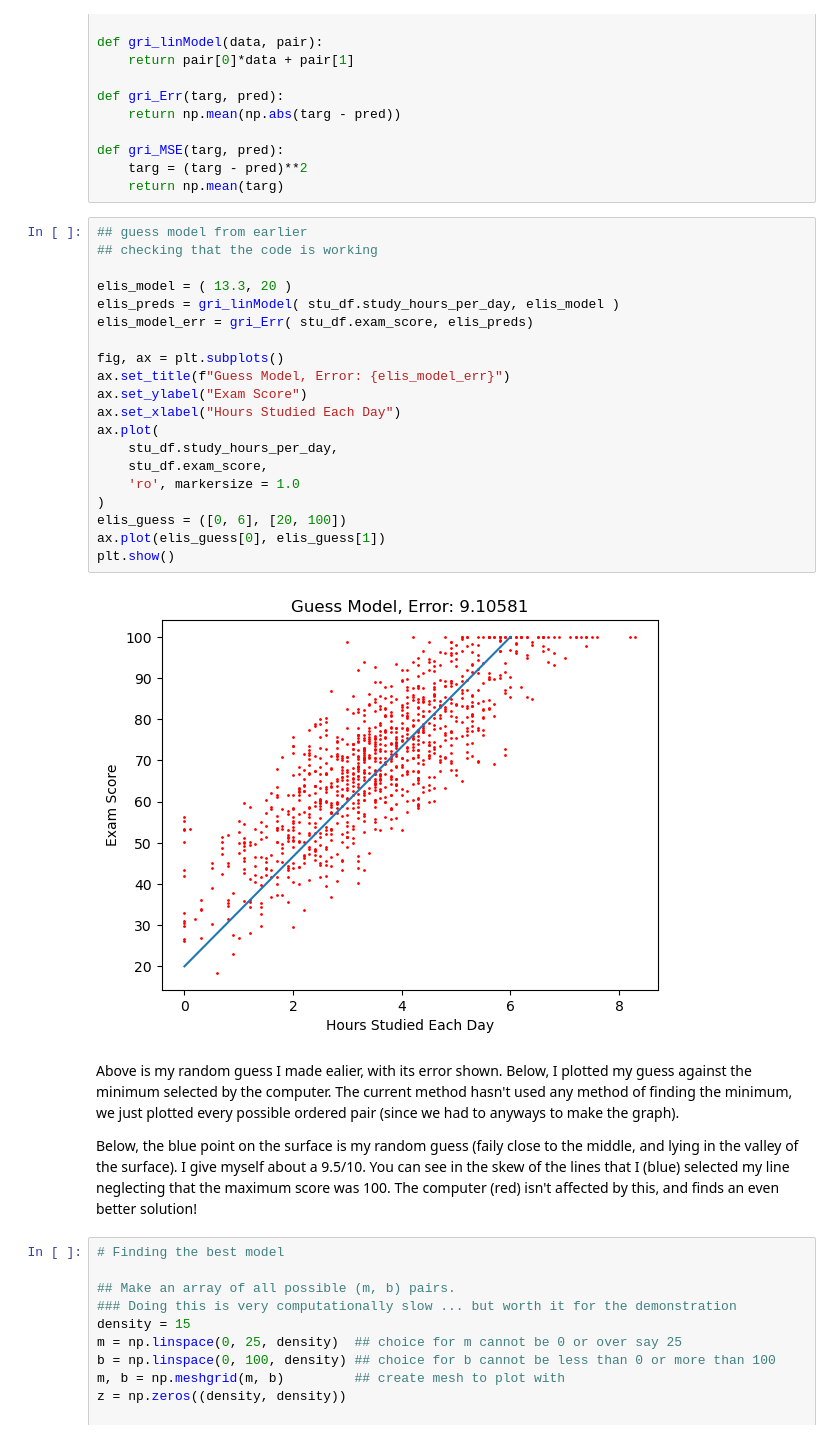
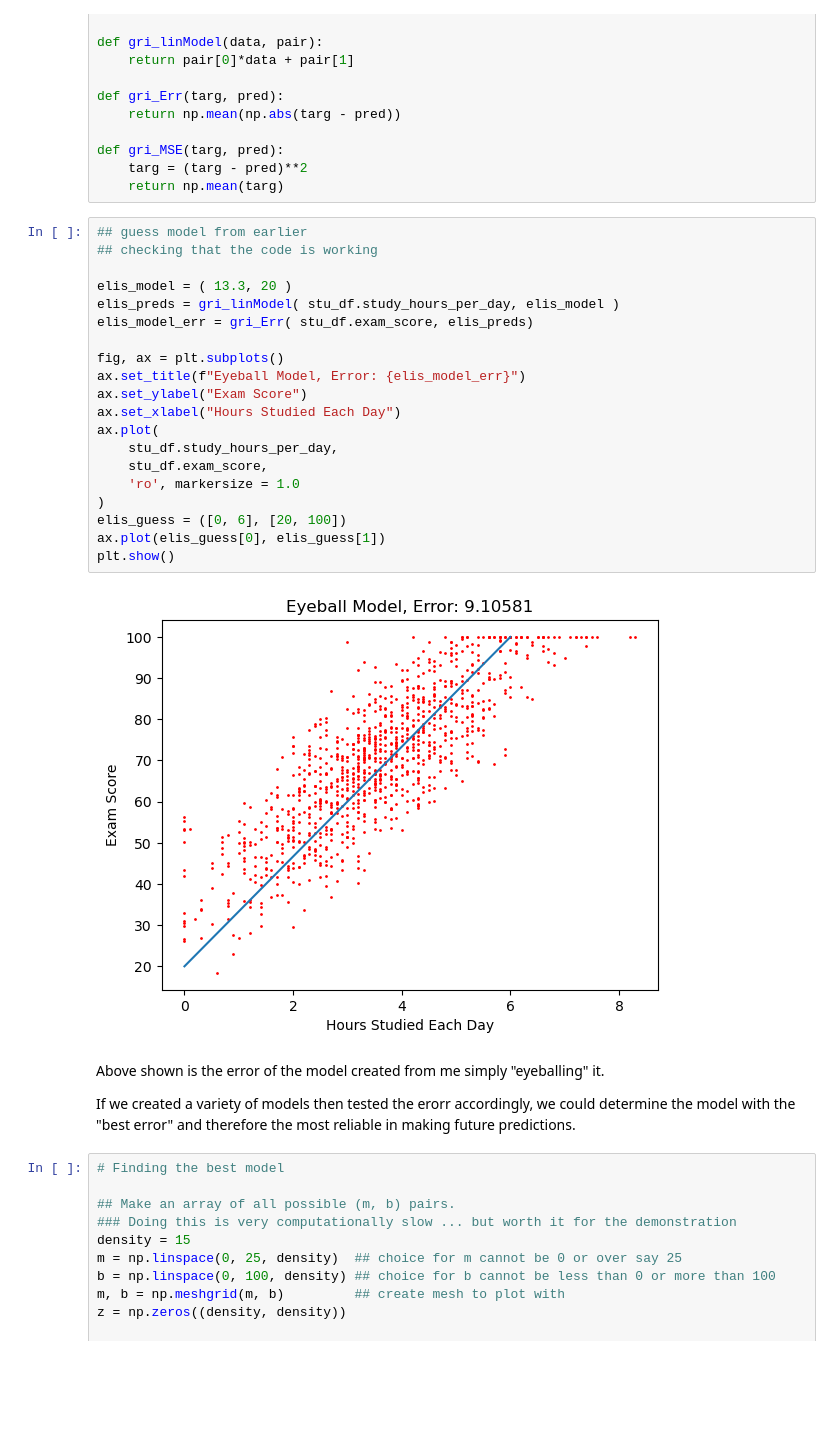
Before and after one commit to Gri314/Linear-Regression-Demo, a Jupyter notebook: custom_linear_model.ipynb, the cells around one changed output. Drawn from its saved outputs; the diff is of its cells as text; blank space fills up the shorter version.

```diff
--- a/custom_linear_model.ipynb
+++ b/custom_linear_model.ipynb
@@ -78,29 +95,29 @@ def gri_MSE(targ, pred):
 # %%
 ## guess model from earlier
 ## checking that the code is working
 
 elis_model = ( 13.3, 20 )
 elis_preds = gri_linModel( stu_df.study_hours_per_day, elis_model )
 elis_model_err = gri_Err( stu_df.exam_score, elis_preds)
 
 fig, ax = plt.subplots()
-ax.set_title(f"Guess Model, Error: {elis_model_err}")
+ax.set_title(f"Eyeball Model, Error: {elis_model_err}")
 ax.set_ylabel("Exam Score")
 ax.set_xlabel("Hours Studied Each Day")
 ax.plot(
     stu_df.study_hours_per_day,
     stu_df.exam_score,
     'ro', markersize = 1.0
 )
 elis_guess = ([0, 6], [20, 100])
 ax.plot(elis_guess[0], elis_guess[1])
 plt.show()
 # %% [output]
-[figure, old version]
+[figure, new version]
 # %% [markdown]
-Above is my random guess I made ealier, with its error shown. Below, I plotted my guess against the minimum selected by the computer. The current method hasn't used any method of finding the minimum, we just plotted every possible ordered pair (since we had to anyways to make the graph).
+Above shown is the error of the model created from me simply "eyeballing" it.
 
-Below, the blue point on the surface is my random guess (faily close to the middle, and lying in the valley of the surface). I give myself about a 9.5/10. You can see in the skew of the lines that I (blue) selected my line neglecting that the maximum score was 100. The computer (red) isn't affected by this, and finds an even better solution!
+If we created a variety of models then tested the erorr accordingly, we could determine the model with the "best error" and therefore the most reliable in making future predictions.
 # %%
 # Finding the best model
 
```
Also changed, not shown: parts of 12 cells of this notebook.
